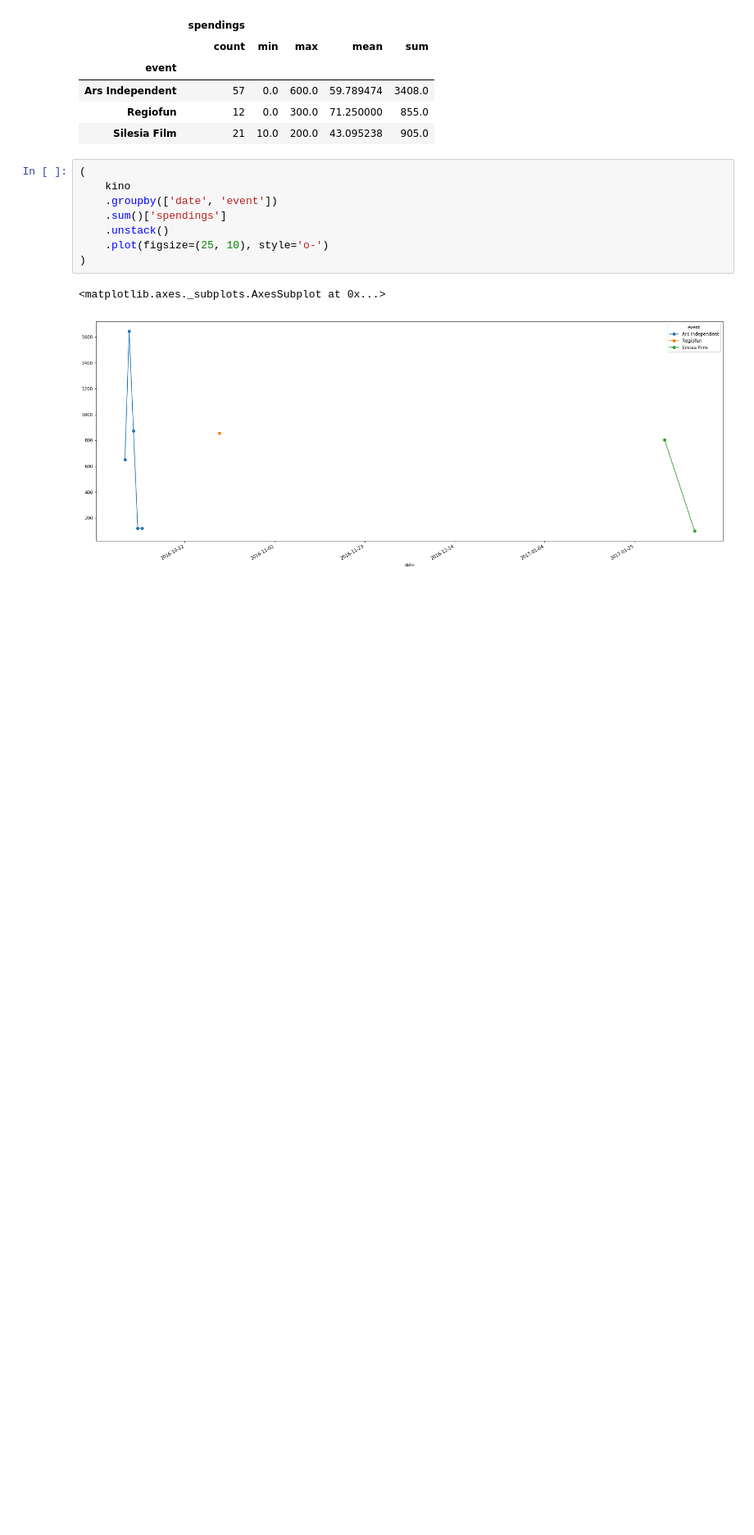
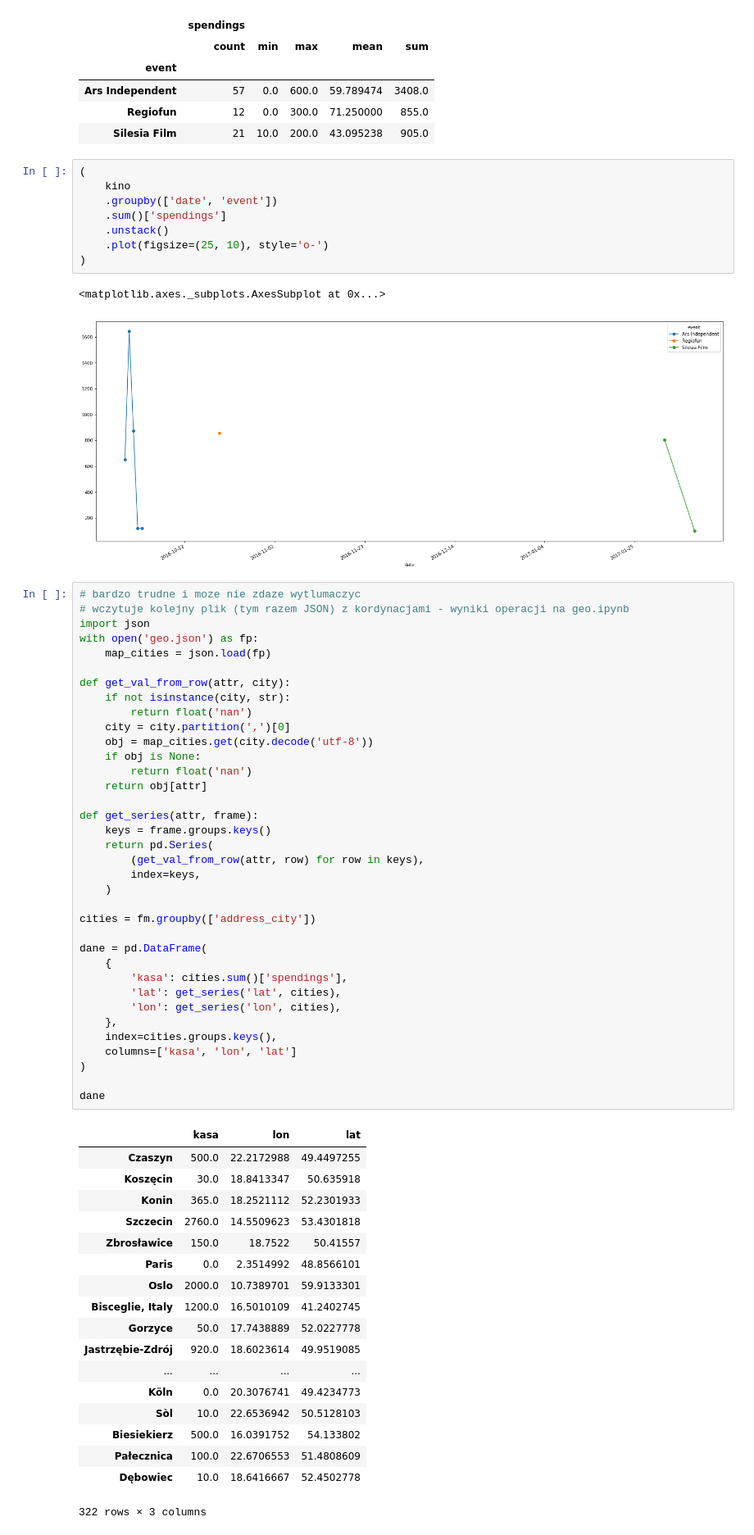
Before and after one commit to firemark/katowice-culture-survey, a Jupyter notebook: firemark.ipynb, the cells around one changed output. Shown: that part at 82% size. Drawn from its saved outputs; the diff is of its cells as text; blank space fills up the shorter version.

```diff
--- a/firemark.ipynb
+++ b/firemark.ipynb
@@ -254,3 +320,58 @@ array([[<matplotlib.axes._subplots.AxesSubplot object at 0x...>,
 # %% [output]
 <matplotlib.axes._subplots.AxesSubplot at 0x...>
 [figure]
+# %%
+# bardzo trudne i moze nie zdaze wytlumaczyc
+# wczytuje kolejny plik (tym razem JSON) z kordynacjami - wyniki operacji na geo.ipynb
+import json
+with open('geo.json') as fp:
+    map_cities = json.load(fp)
+
+def get_val_from_row(attr, city):
+    if not isinstance(city, str):
+        return float('nan')
+    city = city.partition(',')[0]
+    obj = map_cities.get(city.decode('utf-8'))
+    if obj is None:
+        return float('nan')
+    return obj[attr]
+
+def get_series(attr, frame):
+    keys = frame.groups.keys()
+    return pd.Series(
+        (get_val_from_row(attr, row) for row in keys),
+        index=keys,
+    )
+
+cities = fm.groupby(['address_city'])
+
+dane = pd.DataFrame(
+    {
+        'kasa': cities.sum()['spendings'],
+        'lat': get_series('lat', cities),
+        'lon': get_series('lon', cities),
+    },
+    index=cities.groups.keys(),
+    columns=['kasa', 'lon', 'lat']
+)
+
+dane
+# %% [output]
+|  | kasa | lon | lat |
+| Czaszyn | 500.0 | 22.2172988 | 49.4497255 |
+| Koszęcin | 30.0 | 18.8413347 | 50.635918 |
+| Konin | 365.0 | 18.2521112 | 52.2301933 |
+| Szczecin | 2760.0 | 14.5509623 | 53.4301818 |
+| Zbrosławice | 150.0 | 18.7522 | 50.41557 |
+| Paris | 0.0 | 2.3514992 | 48.8566101 |
+| Oslo | 2000.0 | 10.7389701 | 59.9133301 |
+| Bisceglie, Italy | 1200.0 | 16.5010109 | 41.2402745 |
+| Gorzyce | 50.0 | 17.7438889 | 52.0227778 |
+| Jastrzębie-Zdrój | 920.0 | 18.6023614 | 49.9519085 |
+| ... | ... | ... | ... |
+| Köln | 0.0 | 20.3076741 | 49.4234773 |
+| Sòl | 10.0 | 22.6536942 | 50.5128103 |
+| Biesiekierz | 500.0 | 16.0391752 | 54.133802 |
+| Pałecznica | 100.0 | 22.6706553 | 51.4808609 |
+| Dębowiec | 10.0 | 18.6416667 | 52.4502778 |
+322 rows × 3 columns
```
Also changed, not shown: parts of 6 cells of this notebook.
